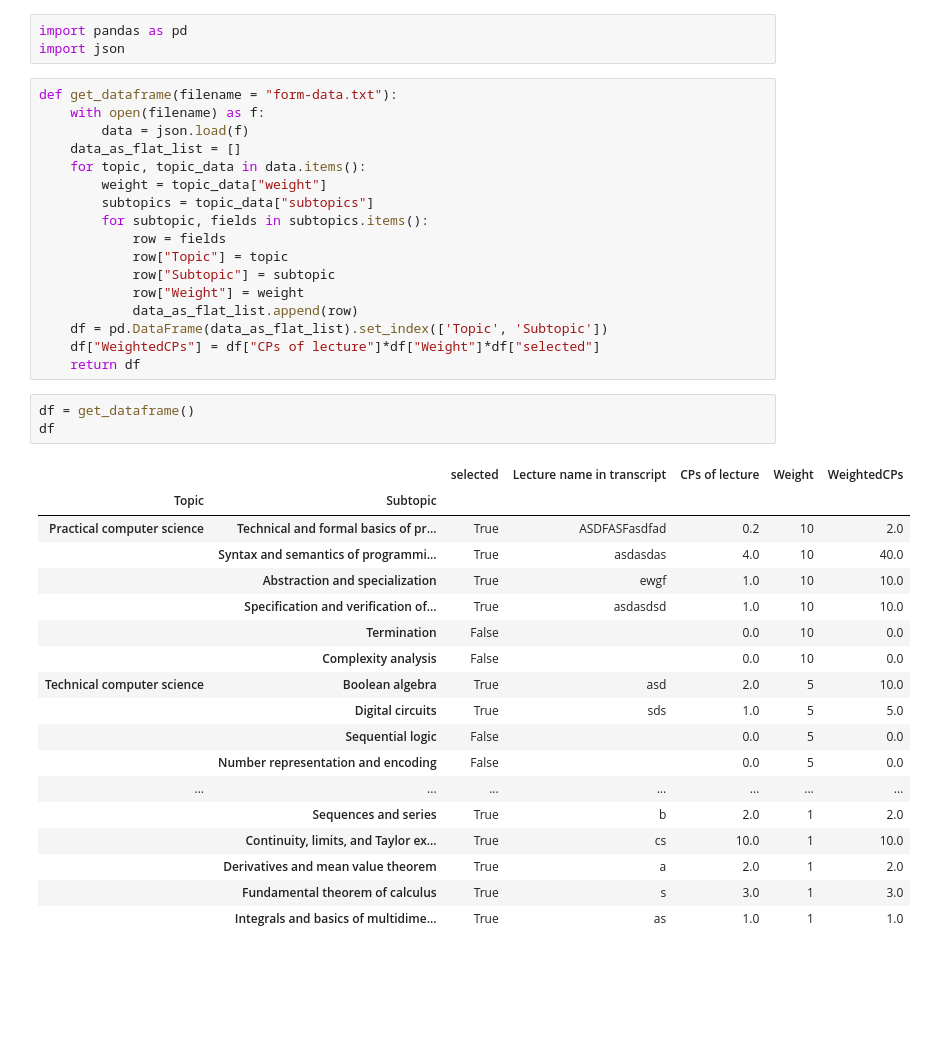
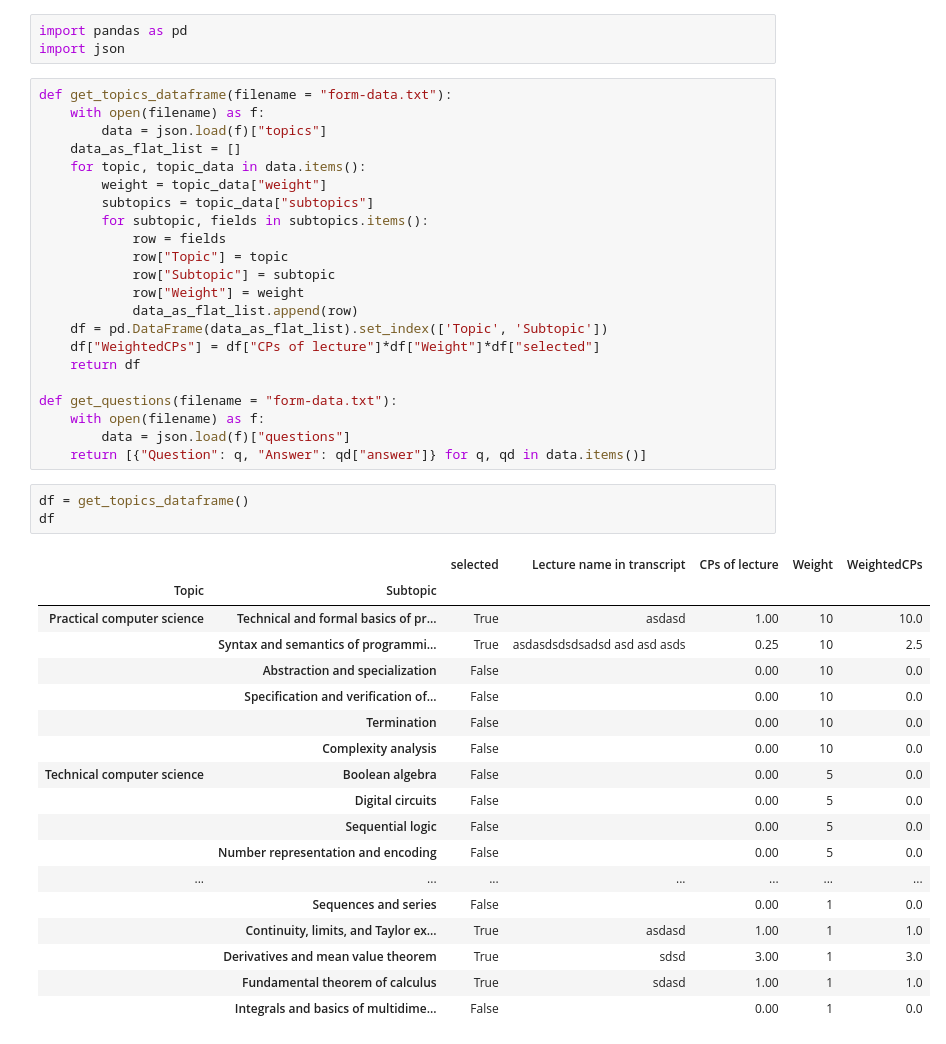
Before and after one commit to mathinf-hd/mmlds-application, a Jupyter notebook: data/analysis.ipynb, the cells around one changed output. Saved outputs shown, nothing was run; the diff lists cells and outputs as text; blank space fills up the shorter version.

Commit message:
update sample data and analysis notebook to include questions

```diff
--- a/data/analysis.ipynb
+++ b/data/analysis.ipynb
@@ -4,9 +4,9 @@
 import pandas as pd
 import json
 # %%
-def get_dataframe(filename = "form-data.txt"):
+def get_topics_dataframe(filename = "form-data.txt"):
     with open(filename) as f:
-        data = json.load(f)
+        data = json.load(f)["topics"]
     data_as_flat_list = []
     for topic, topic_data in data.items():
         weight = topic_data["weight"]
@@ -20,28 +20,33 @@ def get_dataframe(filename = "form-data.txt"):
     df = pd.DataFrame(data_as_flat_list).set_index(['Topic', 'Subtopic'])
     df["WeightedCPs"] = df["CPs of lecture"]*df["Weight"]*df["selected"]
     return df
+
+def get_questions(filename = "form-data.txt"):
+    with open(filename) as f:
+        data = json.load(f)["questions"]
+    return [{"Question": q, "Answer": qd["answer"]} for q, qd in data.items()]
 # %%
-df = get_dataframe()
+df = get_topics_dataframe()
 df
 # %% [output]
 |  |  | selected | Lecture name in transcript | CPs of lecture | Weight | WeightedCPs |
 | Topic | Subtopic |  |  |  |  |  |
-| Practical computer science | Technical and formal basics of pr... | True | ASDFASFasdfad | 0.2 | 10 | 2.0 |
-|  | Syntax and semantics of programmi... | True | asdasdas | 4.0 | 10 | 40.0 |
-|  | Abstraction and specialization | True | ewgf | 1.0 | 10 | 10.0 |
-|  | Specification and verification of... | True | asdasdsd | 1.0 | 10 | 10.0 |
-|  | Termination | False |  | 0.0 | 10 | 0.0 |
-|  | Complexity analysis | False |  | 0.0 | 10 | 0.0 |
-| Technical computer science | Boolean algebra | True | asd | 2.0 | 5 | 10.0 |
-|  | Digital circuits | True | sds | 1.0 | 5 | 5.0 |
-|  | Sequential logic | False |  | 0.0 | 5 | 0.0 |
-|  | Number representation and encoding | False |  | 0.0 | 5 | 0.0 |
+| Practical computer science | Technical and formal basics of pr... | True | asdasd | 1.00 | 10 | 10.0 |
+|  | Syntax and semantics of programmi... | True | asdasdsdsdsadsd asd asd asds | 0.25 | 10 | 2.5 |
+|  | Abstraction and specialization | False |  | 0.00 | 10 | 0.0 |
+|  | Specification and verification of... | False |  | 0.00 | 10 | 0.0 |
+|  | Termination | False |  | 0.00 | 10 | 0.0 |
+|  | Complexity analysis | False |  | 0.00 | 10 | 0.0 |
+| Technical computer science | Boolean algebra | False |  | 0.00 | 5 | 0.0 |
+|  | Digital circuits | False |  | 0.00 | 5 | 0.0 |
+|  | Sequential logic | False |  | 0.00 | 5 | 0.0 |
+|  | Number representation and encoding | False |  | 0.00 | 5 | 0.0 |
 | ... | ... | ... | ... | ... | ... | ... |
-|  | Sequences and series | True | b | 2.0 | 1 | 2.0 |
-|  | Continuity, limits, and Taylor ex... | True | cs | 10.0 | 1 | 10.0 |
-|  | Derivatives and mean value theorem | True | a | 2.0 | 1 | 2.0 |
-|  | Fundamental theorem of calculus | True | s | 3.0 | 1 | 3.0 |
-|  | Integrals and basics of multidime... | True | as | 1.0 | 1 | 1.0 |
+|  | Sequences and series | False |  | 0.00 | 1 | 0.0 |
+|  | Continuity, limits, and Taylor ex... | True | asdasd | 1.00 | 1 | 1.0 |
+|  | Derivatives and mean value theorem | True | sdsd | 3.00 | 1 | 3.0 |
+|  | Fundamental theorem of calculus | True | sdasd | 1.00 | 1 | 1.0 |
+|  | Integrals and basics of multidime... | False |  | 0.00 | 1 | 0.0 |
 # %%
 df[df.selected==True]
 # %% [output]
```
Also changed, not shown: parts of 4 cells of this notebook, 1 other file.
